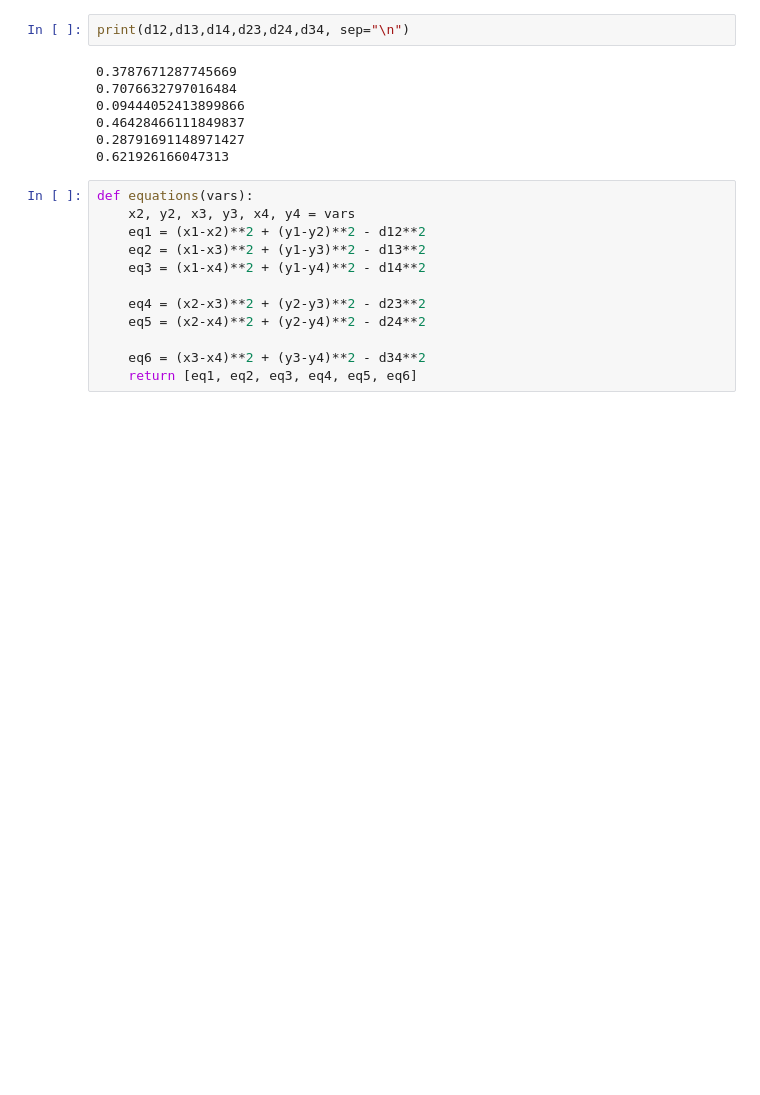
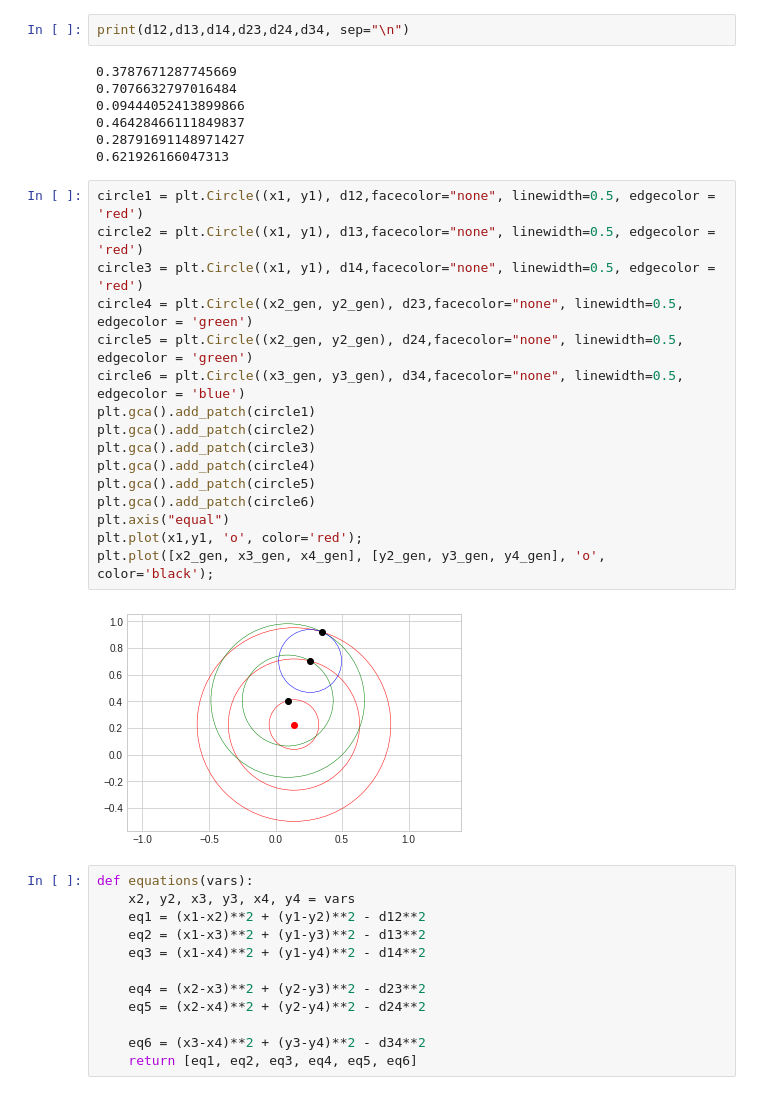
Before and after one commit to PeriniM/Multilateration, a Jupyter notebook: 2D_space/Multilateration_2D.ipynb, the cells around one changed output. Drawn from its saved outputs; the diff is of its cells as text; blank space fills up the shorter version.

```diff
--- a/2D_space/Multilateration_2D.ipynb
+++ b/2D_space/Multilateration_2D.ipynb
@@ -33,6 +33,24 @@ print(d12,d13,d14,d23,d24,d34, sep="\n")
 0.46428466111849837
 0.28791691148971427
 0.621926166047313
+# %%
+circle1 = plt.Circle((x1, y1), d12,facecolor="none", linewidth=0.5, edgecolor = 'red')
+circle2 = plt.Circle((x1, y1), d13,facecolor="none", linewidth=0.5, edgecolor = 'red')
+circle3 = plt.Circle((x1, y1), d14,facecolor="none", linewidth=0.5, edgecolor = 'red')
+circle4 = plt.Circle((x2_gen, y2_gen), d23,facecolor="none", linewidth=0.5, edgecolor = 'green')
+circle5 = plt.Circle((x2_gen, y2_gen), d24,facecolor="none", linewidth=0.5, edgecolor = 'green')
+circle6 = plt.Circle((x3_gen, y3_gen), d34,facecolor="none", linewidth=0.5, edgecolor = 'blue')
+plt.gca().add_patch(circle1)
+plt.gca().add_patch(circle2)
+plt.gca().add_patch(circle3)
+plt.gca().add_patch(circle4)
+plt.gca().add_patch(circle5)
+plt.gca().add_patch(circle6)
+plt.axis("equal")
+plt.plot(x1,y1, 'o', color='red');
+plt.plot([x2_gen, x3_gen, x4_gen], [y2_gen, y3_gen, y4_gen], 'o', color='black');
+# %% [output]
+[figure, added]
 # %%
 def equations(vars):
     x2, y2, x3, y3, x4, y4 = vars
```
Also changed, not shown: parts of 3 cells of this notebook.
